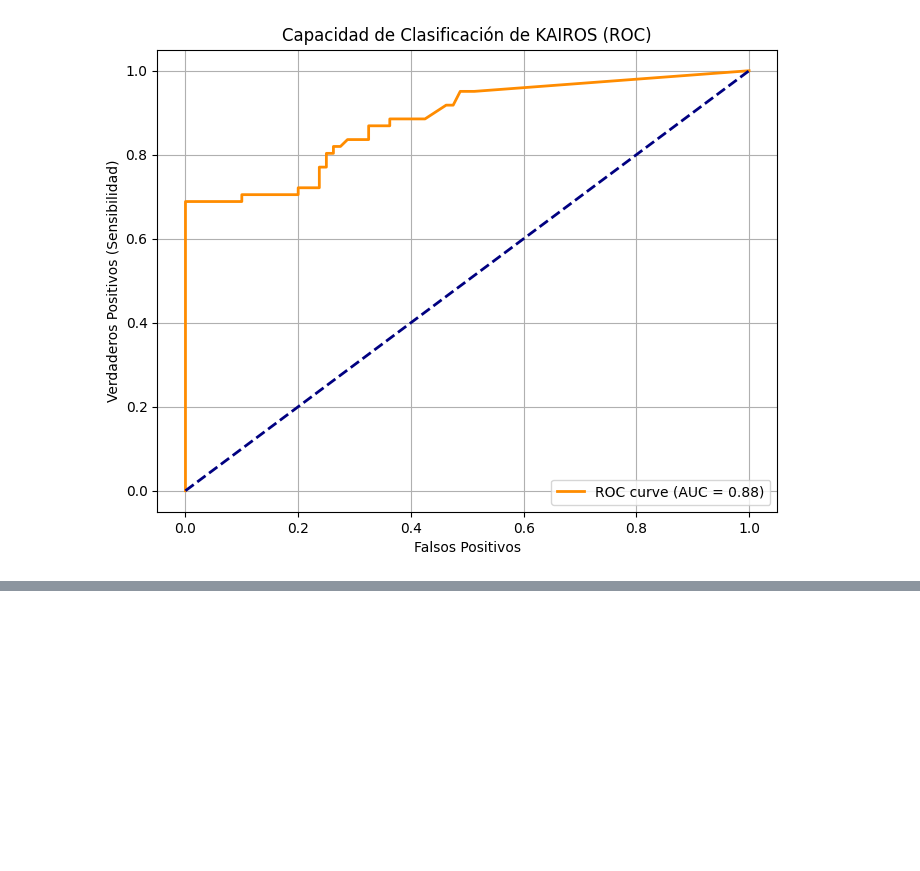
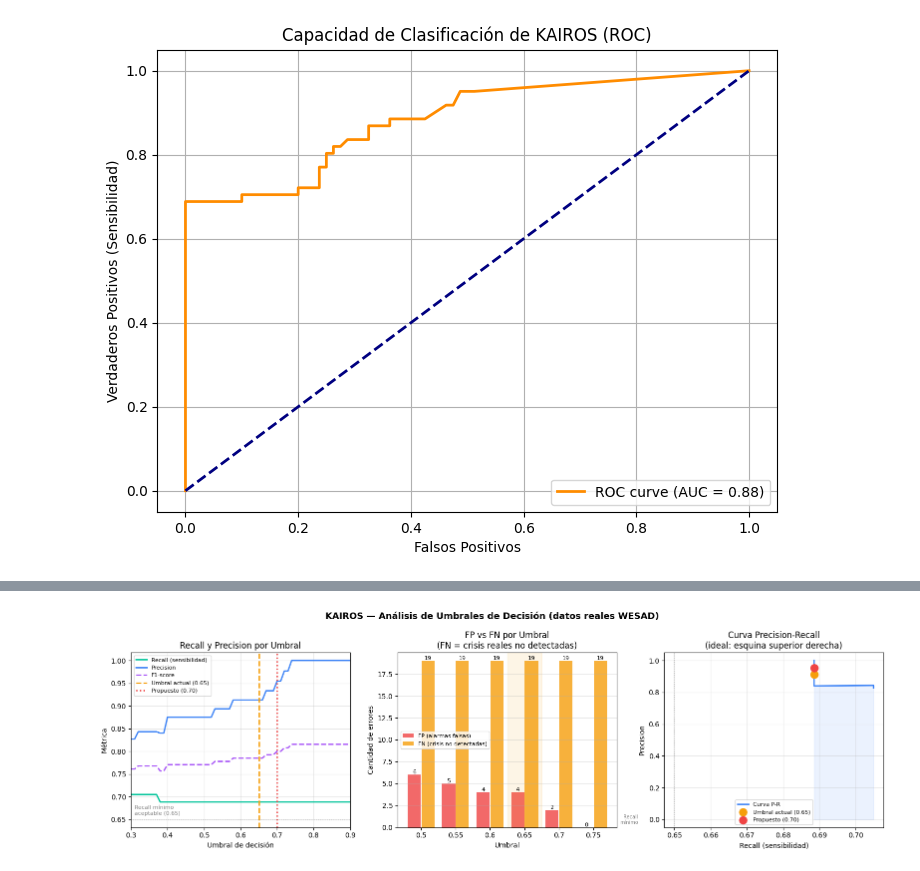
Before and after one commit to almaeq/kairos_app, a Jupyter notebook: dataset/01_exploracion_wesad.ipynb, the cells around one changed output, grey strips where cells are left out. Cells and saved outputs as stored; diff of their text form; code cells hidden in the pictures; blank space fills up the shorter version.

```diff
--- a/dataset/01_exploracion_wesad.ipynb
+++ b/dataset/01_exploracion_wesad.ipynb
@@ -1259,0 +1311,79 @@ plt.show()
+# %%
+# ── Visualización del análisis de umbrales ────────────────────────────────────
+thresholds_range = np.arange(0.30, 0.95, 0.01)
+recalls_r, precisions_r, f1s_r = [], [], []
+
+for t in thresholds_range:
+    y_pred = (y_probs >= t).astype(int)
+    recalls_r.append(recall_score(y_test, y_pred, zero_division=0))
+    precisions_r.append(precision_score(y_test, y_pred, zero_division=0))
+    f1s_r.append(f1_score(y_test, y_pred, zero_division=0))
+
+fig, axes = plt.subplots(1, 3, figsize=(16, 5))
+fig.suptitle('KAIROS — Análisis de Umbrales de Decisión (datos reales WESAD)',
+             fontsize=13, fontweight='bold')
+
+# Gráfico 1: Recall y Precision vs Umbral
+ax = axes[0]
+ax.plot(thresholds_range, recalls_r,    color='#00C49A', lw=2, label='Recall (sensibilidad)')
+ax.plot(thresholds_range, precisions_r, color='#3B82F6', lw=2, label='Precision')
+ax.plot(thresholds_range, f1s_r,        color='#A855F7', lw=2, ls='--', label='F1-score')
+ax.axvline(x=0.65, color='#F59E0B', ls='--', lw=2, label='Umbral actual (0.65)')
+ax.axvline(x=0.70, color='#EF4444', ls=':',  lw=2, label='Propuesto (0.70)')
+ax.axhline(y=0.65, color='gray', ls=':', lw=1, alpha=0.5)
+ax.text(0.31, 0.66, 'Recall mínimo\naceptable (0.65)', fontsize=8, color='gray')
+ax.set_xlabel('Umbral de decisión')
+ax.set_ylabel('Métrica')
+ax.set_title('Recall y Precision por Umbral')
+ax.legend(fontsize=8)
+ax.grid(True, alpha=0.3)
+ax.set_xlim(0.30, 0.90)
+
+# Gráfico 2: FP y FN por umbral
+ax = axes[1]
+fps_plot = []
+fns_plot = []
+key_t_plot = [0.50, 0.55, 0.60, 0.65, 0.70, 0.75]
+for t in key_t_plot:
+    y_pred = (y_probs >= t).astype(int)
+    tn, fp, fn, tp = confusion_matrix(y_test, y_pred).ravel()
+    fps_plot.append(fp)
+    fns_plot.append(fn)
+
+x = np.arange(len(key_t_plot))
+b1 = ax.bar(x - 0.2, fps_plot, 0.38, color='#EF4444', alpha=0.8, label='FP (alarmas falsas)')
+b2 = ax.bar(x + 0.2, fns_plot, 0.38, color='#F59E0B', alpha=0.8, label='FN (crisis no detectadas)')
+ax.bar_label(b1, fontsize=8)
+ax.bar_label(b2, fontsize=8)
+idx_actual = key_t_plot.index(0.65)
+ax.axvspan(idx_actual-0.5, idx_actual+0.5, alpha=0.1, color='#F59E0B')
+ax.set_xticks(x)
+ax.set_xticklabels([str(t) for t in key_t_plot])
+ax.set_xlabel('Umbral')
+ax.set_ylabel('Cantidad de errores')
+ax.set_title('FP vs FN por Umbral\n(FN = crisis reales no detectadas)')
+ax.legend(fontsize=8)
+ax.grid(True, alpha=0.3, axis='y')
+
+# Gráfico 3: Curva Precision-Recall
+ax = axes[2]
+ax.plot(recalls_r, precisions_r, color='#3B82F6', lw=2, label='Curva P-R')
+ax.fill_between(recalls_r, precisions_r, alpha=0.1, color='#3B82F6')
+idx_actual = np.argmin(np.abs(thresholds_range - 0.65))
+idx_prop   = np.argmin(np.abs(thresholds_range - 0.70))
+ax.scatter(recalls_r[idx_actual], precisions_r[idx_actual],
+           color='#F59E0B', s=120, zorder=5, label='Umbral actual (0.65)')
+ax.scatter(recalls_r[idx_prop], precisions_r[idx_prop],
+           color='#EF4444', s=120, zorder=5, label='Propuesto (0.70)')
+ax.axvline(x=0.65, color='gray', ls=':', lw=1, alpha=0.6)
+ax.text(0.64, ax.get_ylim()[0]+0.02, 'Recall\nmínimo', fontsize=7, color='gray', ha='right')
+ax.set_xlabel('Recall (sensibilidad)')
+ax.set_ylabel('Precision')
+ax.set_title('Curva Precision-Recall\n(ideal: esquina superior derecha)')
+ax.legend(fontsize=8)
+ax.grid(True, alpha=0.3)
+
+plt.tight_layout()
+plt.show()
+# %% [output]
+[figure, added]
```
Also changed, not shown: parts of 1 cell of this notebook, 8 other files.
